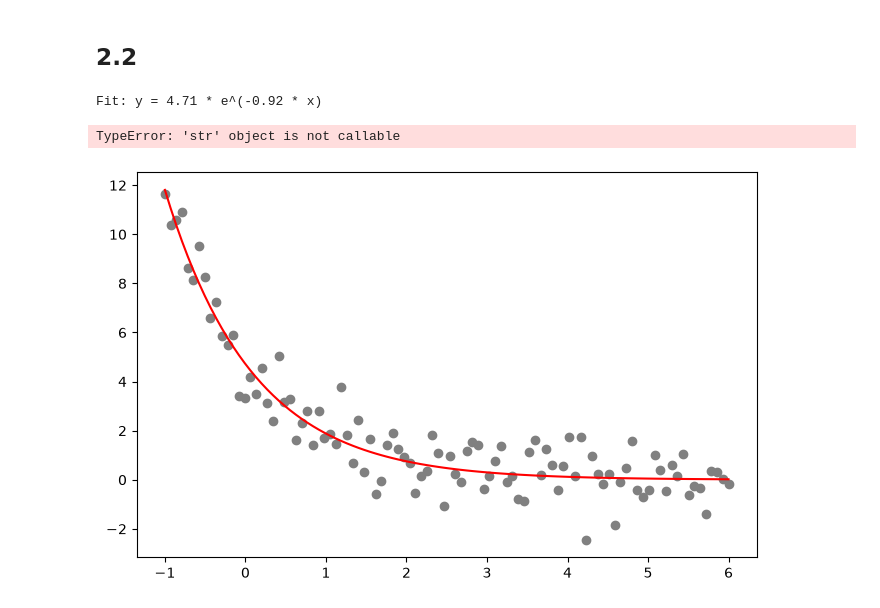
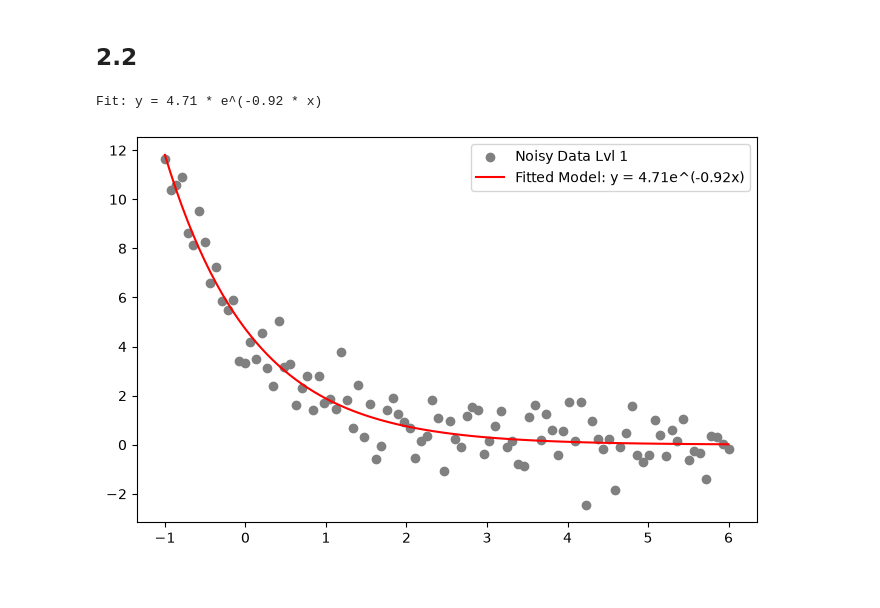
Before and after one commit to reaganbonham/reagan, a Jupyter notebook: homework9/homework9.ipynb, the cells around one changed output. Saved outputs shown, nothing was run; the diff lists cells and outputs as text; code cells hidden in the pictures.

```diff
--- a/homework9/homework9.ipynb
+++ b/homework9/homework9.ipynb
@@ -72,40 +72,34 @@ y_noise_1 = df['y_noise_1'].values
 # %%
 def model(x, A, k):
     return A * np.exp(-k * x)
-
-x = df['x']
-y_noise_1 = df['y_noise_1']
 
 p0 = [1, 1]
 popt, pcov = curve_fit(model, x, y_noise_1, p0=p0)
 
 A_fit, k_fit = popt
 print(f'Fit: y = {A_fit:.2f} * e^(-{k_fit:.2f} * x)')
 
 residuals = y_noise_1 - model(x, A_fit, k_fit)
 chi2 = np.sum(residuals**2)
 dof = len(x) - len(popt)
 chi2_reduced = chi2 / dof
 
 plt.figure(figsize=(8, 5))
 
 sort_idx = np.argsort(x)
 x_sorted = x[sort_idx]
 
 plt.scatter(x, y_noise_1, color = 'gray', label = 'Noisy Data Lvl 1')
 
 plt.plot(
     x_sorted,
     model(x_sorted, A_fit, k_fit),
     color = 'red',
-    label = f'Fitted Model: y = {A_fit:.2f}e^(-{k_fit:.2f}x',
+    label = f'Fitted Model: y = {A_fit:.2f}e^(-{k_fit:.2f}x)',
 )
-plt.title(f'Noise Level 1 | Reduced Chi-Squared = {chi2_reduced:.2f}')
-plt.xlabel('x')
-plt.ylabel('y')
+
 plt.legend()
 plt.show()
 # %% [output]
 Fit: y = 4.71 * e^(-0.92 * x)
-TypeError: 'str' object is not callable
-[figure, old version]
+[figure, new version]
```
Also changed, not shown: parts of 3 cells of this notebook, 3 other files.
